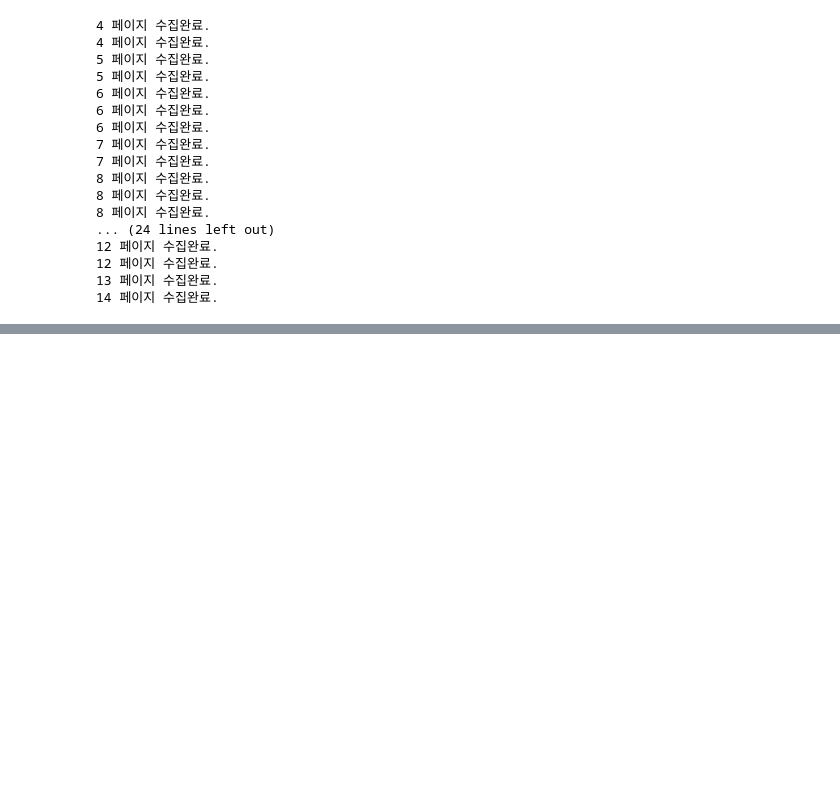
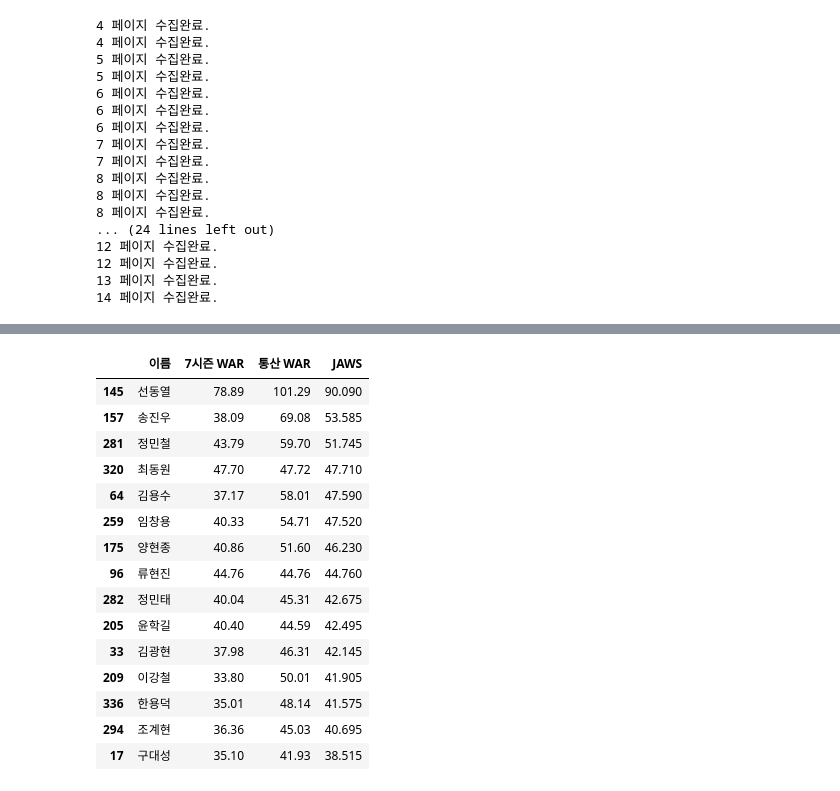
Before and after one commit to JeongMinHyeok/Baseball_simulator, a Jupyter notebook: Statiz_crawler.ipynb, the cells around one changed output, grey strips where cells are left out. Drawn from its saved outputs; the diff is of its cells as text; code cells hidden in the pictures; blank space fills up the shorter version.

```diff
--- a/Statiz_crawler.ipynb
+++ b/Statiz_crawler.ipynb
@@ -523,4 +519,4 @@ for i in range(bat_df.shape[0]):
 # %%
 pitch_grouped = pitch_df['정렬'].groupby(pitch_df['이름'])
 pitch_season_count = pd.DataFrame(pitch_grouped.count())
-pitch_season_count[pitch_season_count['정렬'] >= 10]
+pitch_over10y_player = pitch_season_count[pitch_season_count['정렬'] >= 7]
@@ -558,0 +552,19 @@ pitch_df[pitch_df['이름'] == '가내영'].sort_values(by='정렬', ascending=F
+# %%
+pitch_jaws_df.sort_values(by='JAWS', ascending=False).head(15)
+# %% [output]
+|  | 이름 | 7시즌 WAR | 통산 WAR | JAWS |
+| 145 | 선동열 | 78.89 | 101.29 | 90.090 |
+| 157 | 송진우 | 38.09 | 69.08 | 53.585 |
+| 281 | 정민철 | 43.79 | 59.70 | 51.745 |
+| 320 | 최동원 | 47.70 | 47.72 | 47.710 |
+| 64 | 김용수 | 37.17 | 58.01 | 47.590 |
+| 259 | 임창용 | 40.33 | 54.71 | 47.520 |
+| 175 | 양현종 | 40.86 | 51.60 | 46.230 |
+| 96 | 류현진 | 44.76 | 44.76 | 44.760 |
+| 282 | 정민태 | 40.04 | 45.31 | 42.675 |
+| 205 | 윤학길 | 40.40 | 44.59 | 42.495 |
+| 33 | 김광현 | 37.98 | 46.31 | 42.145 |
+| 209 | 이강철 | 33.80 | 50.01 | 41.905 |
+| 336 | 한용덕 | 35.01 | 48.14 | 41.575 |
+| 294 | 조계현 | 36.36 | 45.03 | 40.695 |
+| 17 | 구대성 | 35.10 | 41.93 | 38.515 |
```
Also changed, not shown: parts of 12 cells of this notebook.
